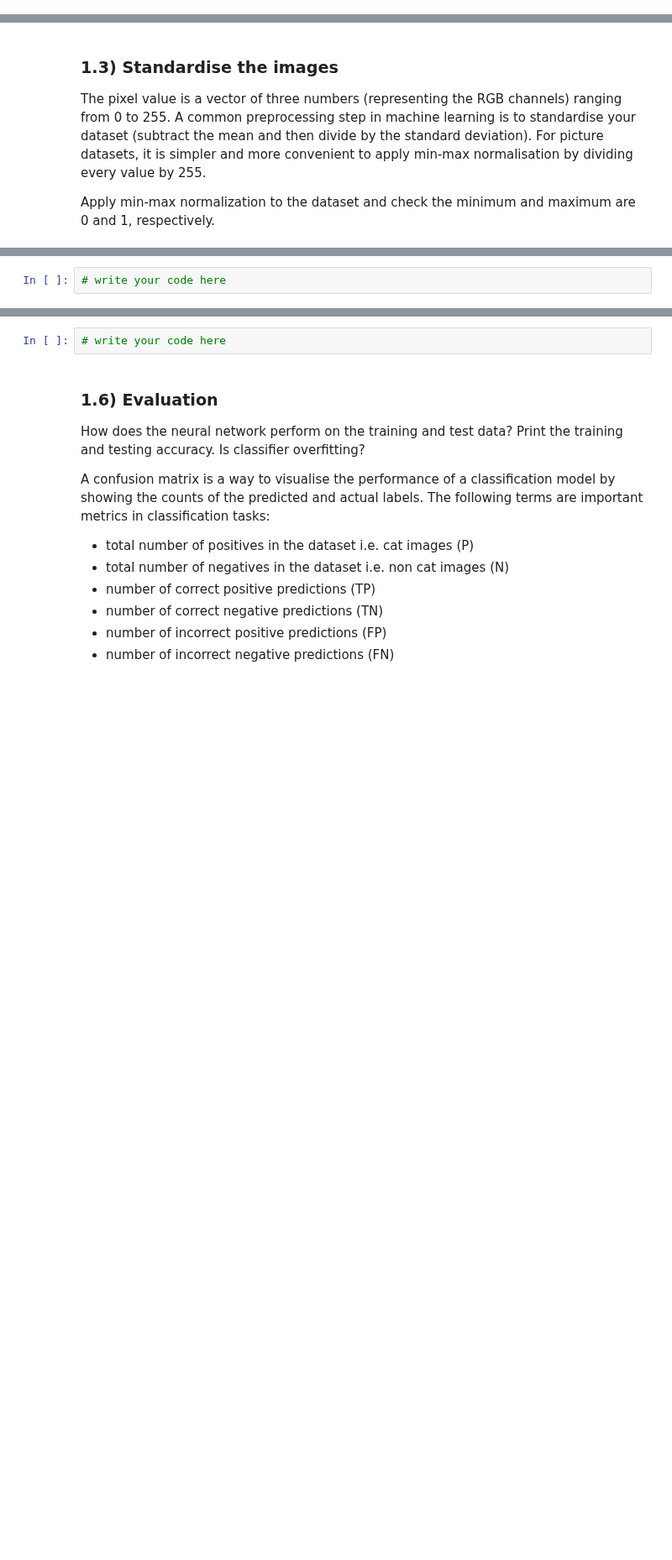
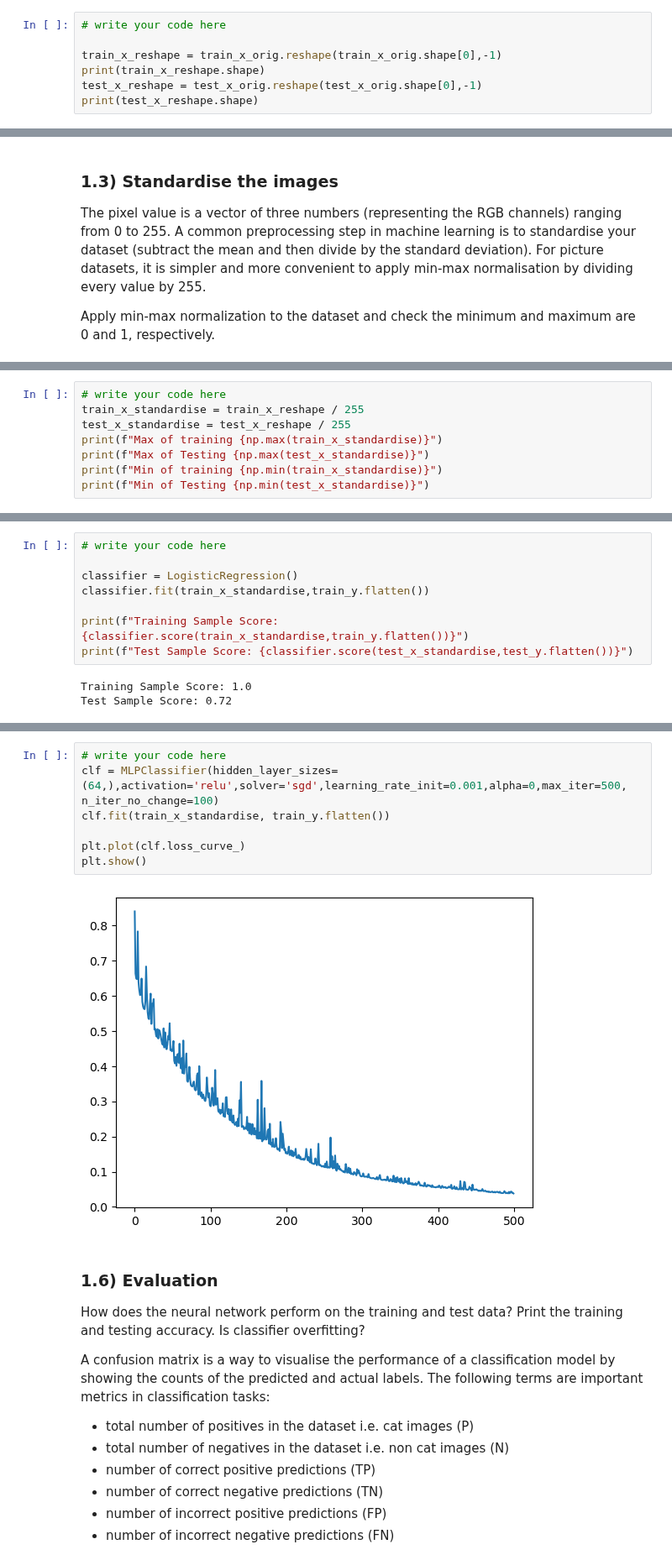
Before and after one commit to zhengjie2002/lab_sheets_public, a Jupyter notebook: lab2/lab2-neural_nets.ipynb, the cells around one changed output, grey strips where cells are left out. Shown at 84% size. Saved outputs shown, nothing was run; the diff lists cells and outputs as text; blank space fills up the shorter version.

```diff
--- a/lab2/lab2-neural_nets.ipynb
+++ b/lab2/lab2-neural_nets.ipynb
@@ -61,0 +79,7 @@ Print the shape of the reshaped training and testing datasets.
+# %%
+# write your code here
+
+train_x_reshape = train_x_orig.reshape(train_x_orig.shape[0],-1)
+print(train_x_reshape.shape)
+test_x_reshape = test_x_orig.reshape(test_x_orig.shape[0],-1)
+print(test_x_reshape.shape)
@@ -68,0 +94,8 @@ Apply min-max normalization to the dataset and check the minimum and maximum are
+# %%
+# write your code here
+train_x_standardise = train_x_reshape / 255
+test_x_standardise = test_x_reshape / 255
+print(f"Max of training {np.max(train_x_standardise)}")
+print(f"Max of Testing {np.max(test_x_standardise)}")
+print(f"Min of training {np.min(train_x_standardise)}")
+print(f"Min of Testing {np.min(test_x_standardise)}")
@@ -82,8 +120,17 @@ Use scikit-learn's [logistic regression](https://scikit-learn.org/stable/modules
 Hint, the classifier `fit` method has the following inputs:
 - Training data with shape (`n_samples`, `n_features`)
 - Target values with shape (`n_samples`,). Use `.flatten()` to collapse a 2-D array to a 1-D array.
-# %%
-# write your code here
+# %%
+# write your code here
+
+classifier = LogisticRegression()
+classifier.fit(train_x_standardise,train_y.flatten())
+
+print(f"Training Sample Score: {classifier.score(train_x_standardise,train_y.flatten())}")
+print(f"Test Sample Score: {classifier.score(test_x_standardise,test_y.flatten())}")
+# %% [output]
+Training Sample Score: 1.0
+Test Sample Score: 0.72
 # %% [markdown]
 ### Neural network architecture
 We will initially build a fully connected neural network with one hidden layer (i.e. one layer between input and output). When using more than one hidden layer we define it as a deep neural network.
@@ -140,8 +187,15 @@ Construct and train a neural network using MLP classifier with the following hyp
 Plot the loss curve (using `clf.loss_curve_`) which shows the network learning as the number of iteration increases.
 
 Has the loss curve flat-lined? Hint, you may have to specify the `max_iter` and `n_iter_no_change` parameters.
-# %%
-# write your code here
+# %%
+# write your code here
+clf = MLPClassifier(hidden_layer_sizes=(64,),activation='relu',solver='sgd',learning_rate_init=0.001,alpha=0,max_iter=500, n_iter_no_change=100)
+clf.fit(train_x_standardise, train_y.flatten())
+
+plt.plot(clf.loss_curve_)
+plt.show()
+# %% [output]
+[figure, added]
 # %% [markdown]
 ### 1.6) Evaluation
 How does the neural network perform on the training and test data? Print the training and testing accuracy. Is classifier overfitting?
```
Also changed, not shown: parts of 14 cells of this notebook, 9 other files.
